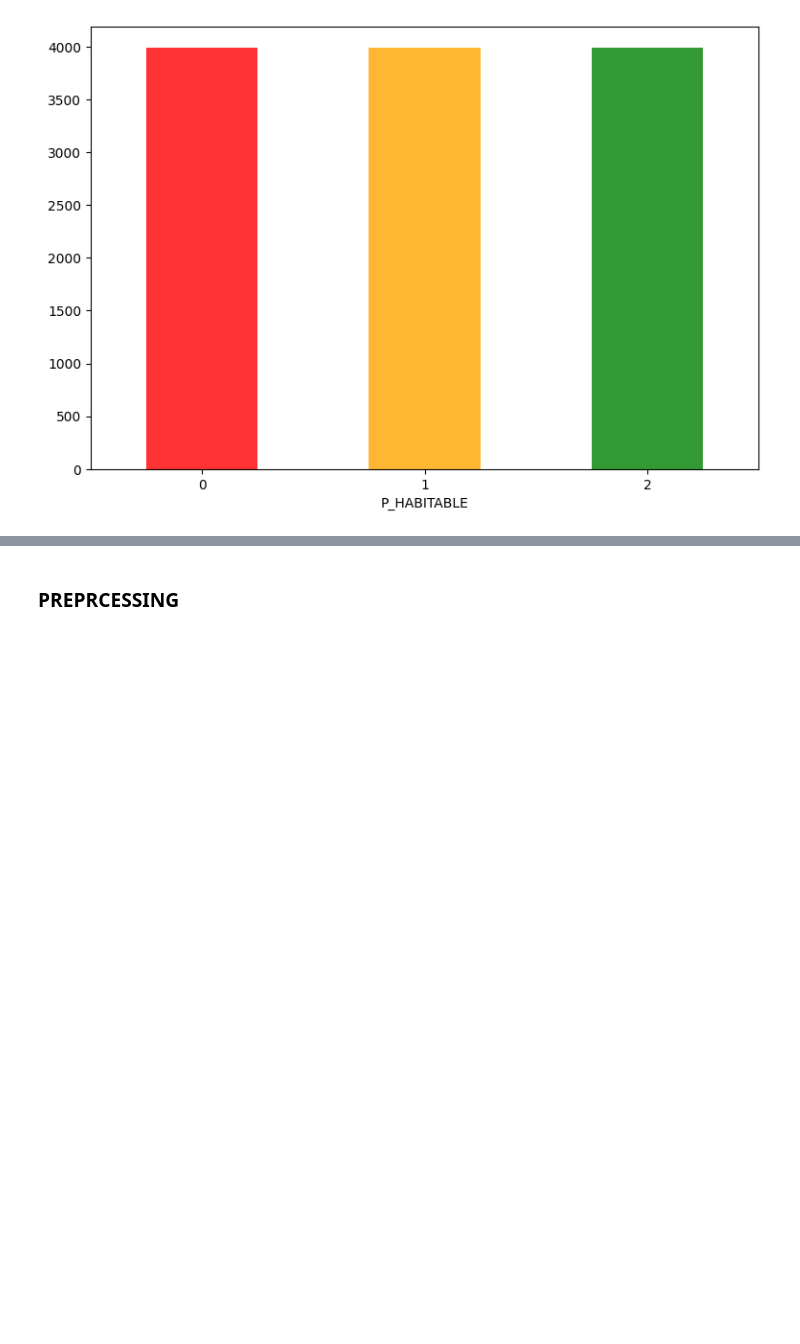
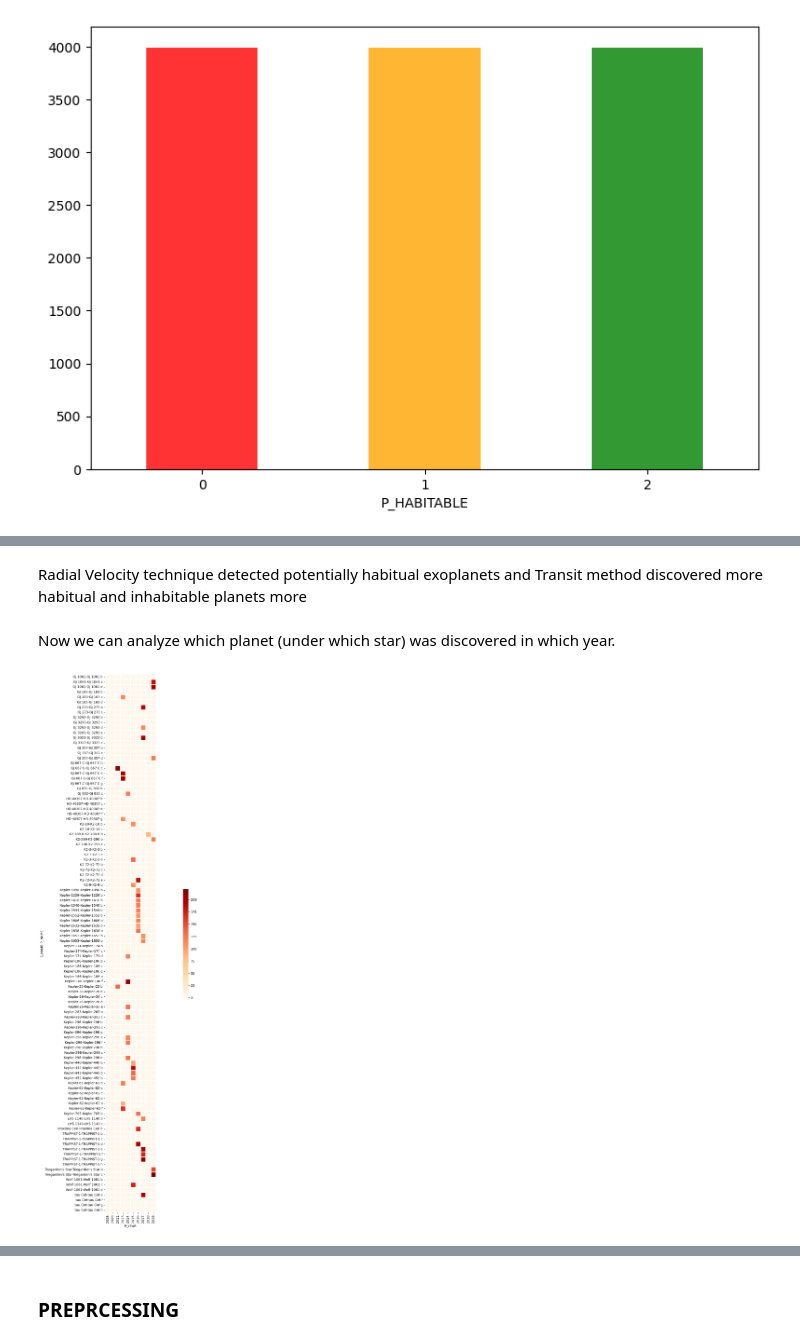
Before and after one commit to Ridima28/Exoplanet-Habitability-Classification, a Jupyter notebook: models/main.ipynb, the cells around one changed output, grey strips where cells are left out. Saved outputs shown, nothing was run; the diff lists cells and outputs as text; code cells hidden in the pictures; blank space fills up the shorter version.

```diff
--- a/models/main.ipynb
+++ b/models/main.ipynb
@@ -154,0 +196,13 @@ plt.show()
+# %% [markdown]
+Radial Velocity technique detected potentially habitual exoplanets and Transit method discovered more habitual and inhabitable planets more
+# %% [markdown]
+Now we can analyze which planet (under which star) was discovered in which year.
+# %%
+planet_under_star = (oversampled.groupby("S_NAME").filter(lambda x: len(x)>10).
+groupby(['S_NAME', 'P_NAME', 'P_YEAR']).size().unstack(fill_value = 0))
+
+plt.figure(figsize=(30,30))
+
+g = sns.heatmap(planet_under_star,square=True, cbar_kws={'fraction':0.01},cmap='OrRd', linewidths=1)
+# %% [output]
+[figure, added]
```
Also changed, not shown: parts of 9 cells of this notebook.
